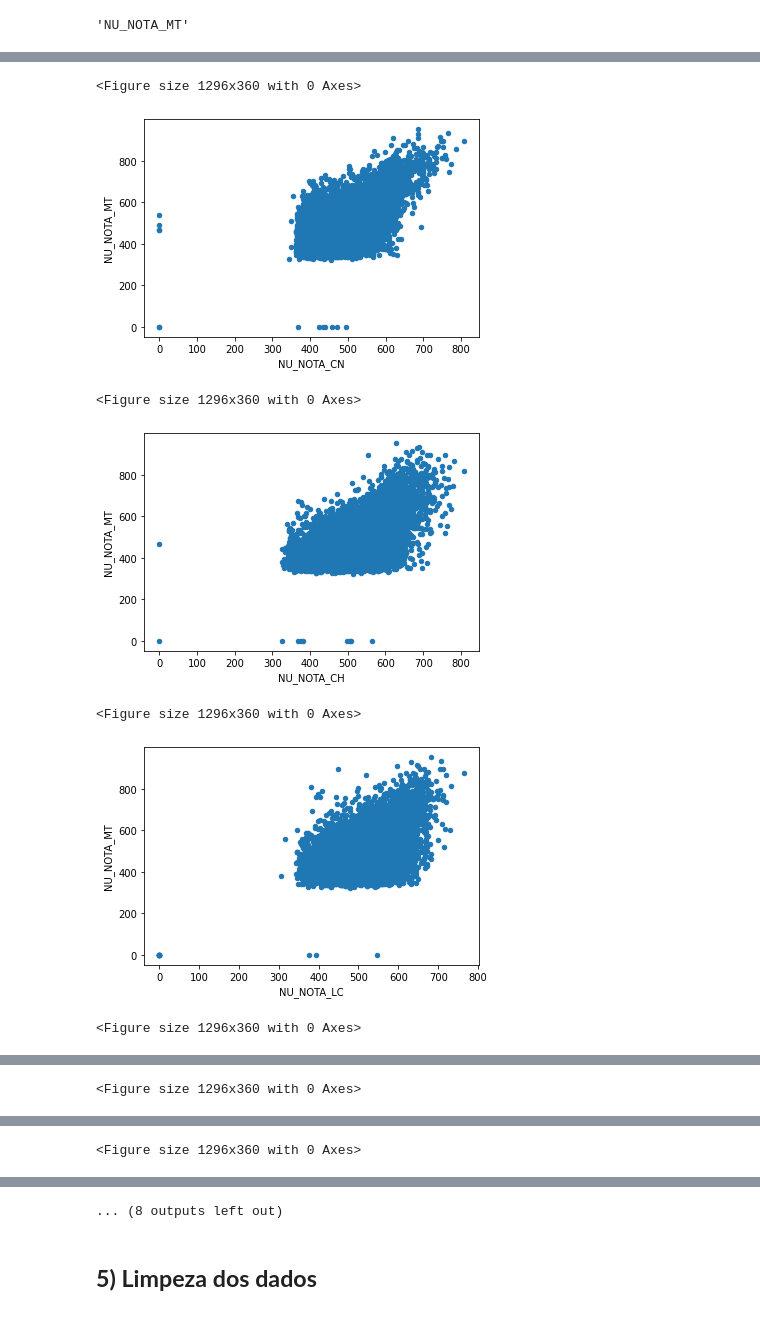
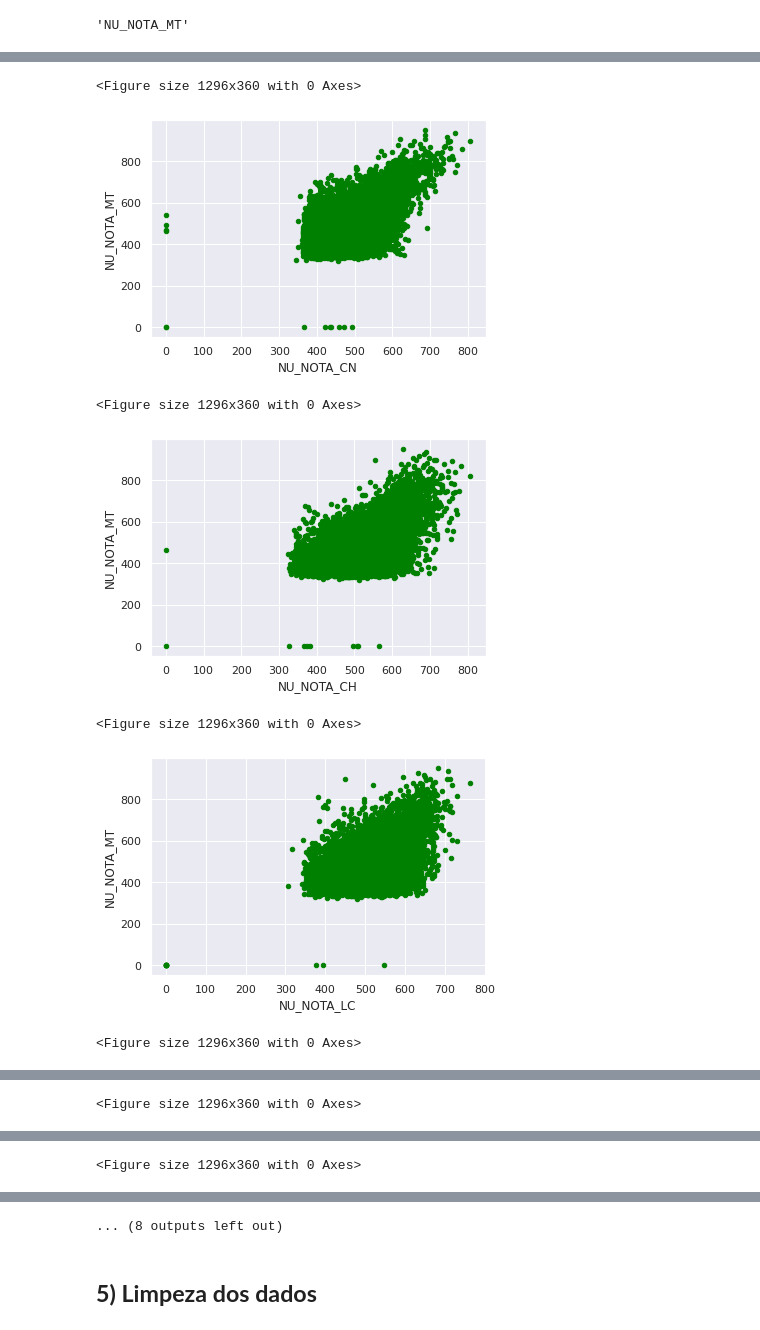
Before and after one commit to FGalvao77/Modelo-preditivo-da-nota-de-matematica-ENEM-2016, a Jupyter notebook: Modelo_preditivo_da_nota_de_matemática_(ENEM_2016_Exame_Nacional_do_Ensino_Médio).ipynb, the cells around one changed output, grey strips where cells are left out. Cells and saved outputs as stored; diff of their text form; code cells hidden in the pictures.

```diff
--- a/Modelo_preditivo_da_nota_de_matemática_(ENEM_2016_Exame_Nacional_do_Ensino_Médio).ipynb
+++ b/Modelo_preditivo_da_nota_de_matemática_(ENEM_2016_Exame_Nacional_do_Ensino_Médio).ipynb
@@ -84,3 +49,13 @@ filterwarnings('ignore')
+# %%
+# configurando ambiente de exibição
+pd.set_option('display.float_format', lambda x: '%.4f' % x)
+np.set_printoptions(precision=4)
+np.random.seed(42)
+filterwarnings('ignore')
+
+%matplotlib inline
+# plt.rcParams['figure.figsize'] = (15,9)
+sns.set()
 # %% [markdown]
 ## **3) Importando o conjunto de dados**
 # %%
@@ -201,13 +194,13 @@ plt.show();
 # %%
 # plotando gráfico de dispersão entre a variável alvo (NU_NOTA_MT) VS as demais features (colunas)
 for column in features:
     plt.figure(figsize = (18, 5))
-    data.plot(kind='scatter', x=column, y=target)
+    data.plot(kind='scatter', x=column, y=target, color='green');
 # %% [output]
 <Figure size 1296x360 with 0 Axes>
-[figure, old version]
+[figure, new version]
 <Figure size 1296x360 with 0 Axes>
-[figure, old version]
+[figure, new version]
 <Figure size 1296x360 with 0 Axes>
-[figure, old version]
+[figure, new version]
 <Figure size 1296x360 with 0 Axes>
```
Also changed, not shown: parts of 20 cells of this notebook.
